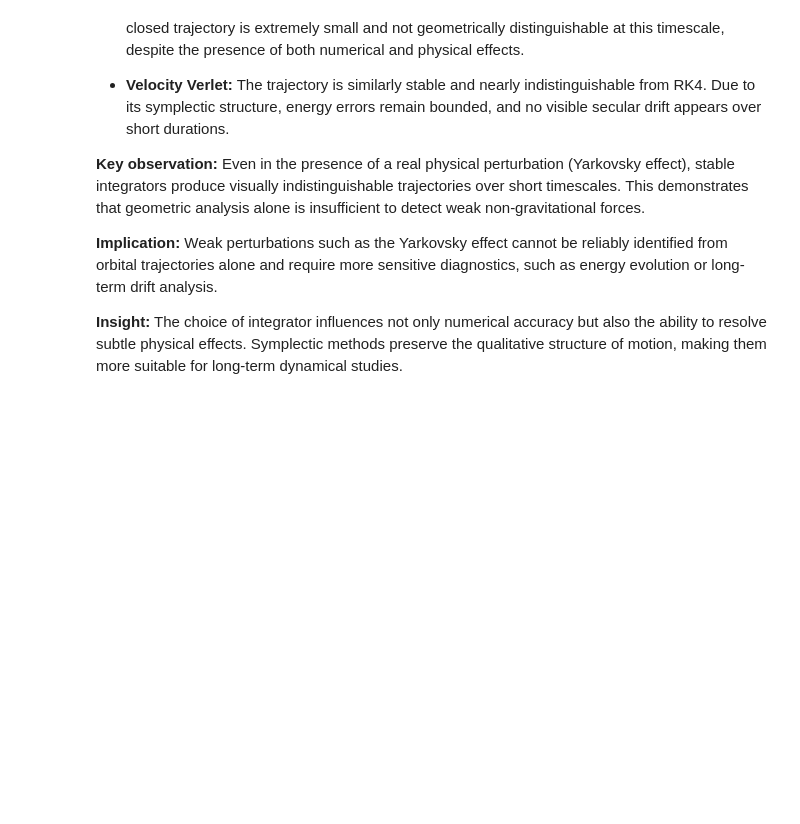
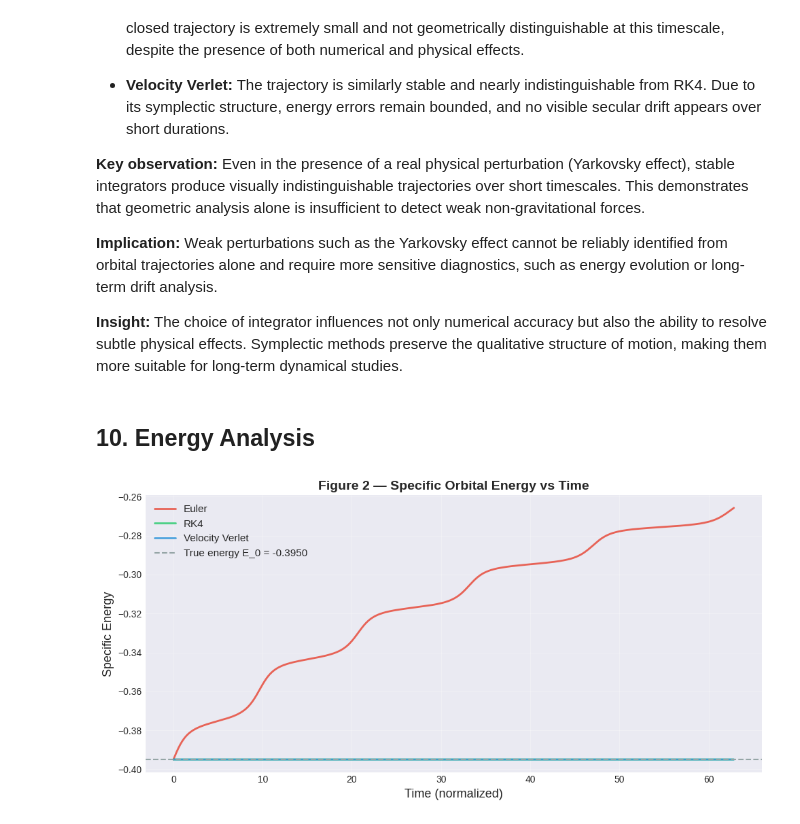
Before and after one commit to swayambel/Yarkovsky-induced-integrator-analysis, a Jupyter notebook: yarkovsky_stability_analysis.ipynb, the cells around one changed output. Drawn from its saved outputs; the diff is of its cells as text; code cells hidden in the pictures; blank space fills up the shorter version.

```diff
--- a/yarkovsky_stability_analysis.ipynb
+++ b/yarkovsky_stability_analysis.ipynb
@@ -437,3 +437,24 @@ for (x, y, col, label, ax) in data_labels:
 **Implication:** Weak perturbations such as the Yarkovsky effect cannot be reliably identified from orbital trajectories alone and require more sensitive diagnostics, such as energy evolution or long-term drift analysis.
 
 **Insight:** The choice of integrator influences not only numerical accuracy but also the ability to resolve subtle physical effects. Symplectic methods preserve the qualitative structure of motion, making them more suitable for long-term dynamical studies.
+# %% [markdown]
+## 10. Energy Analysis
+# %%
+## *FIGURE 2 — Energy vs Time* ##
+
+fig, ax = plt.subplots(figsize=(10, 5))
+
+ax.plot(t_e, E_e, color=COLORS['euler'],  linewidth=2,   alpha=0.85, label='Euler')
+ax.plot(t_r, E_r, color=COLORS['rk4'],    linewidth=2,   alpha=0.85, label='RK4')
+ax.plot(t_v, E_v, color=COLORS['verlet'], linewidth=2,   alpha=0.85, label='Velocity Verlet')
+ax.axhline(E0, color=COLORS['ref'], linewidth=1.5, linestyle='--', label=f'True energy E_0 = {E0:.4f}')
+
+ax.set_xlabel("Time (normalized)", fontsize=13)
+ax.set_ylabel("Specific Energy", fontsize=13)
+ax.set_title("Figure 2 — Specific Orbital Energy vs Time", fontsize=14, fontweight='bold')
+ax.legend(fontsize=11)
+ax.grid(alpha=0.3)
+plt.tight_layout()
+plt.show()
+# %% [output]
+[figure, added]
```
Also changed, not shown: parts of 21 cells of this notebook.
